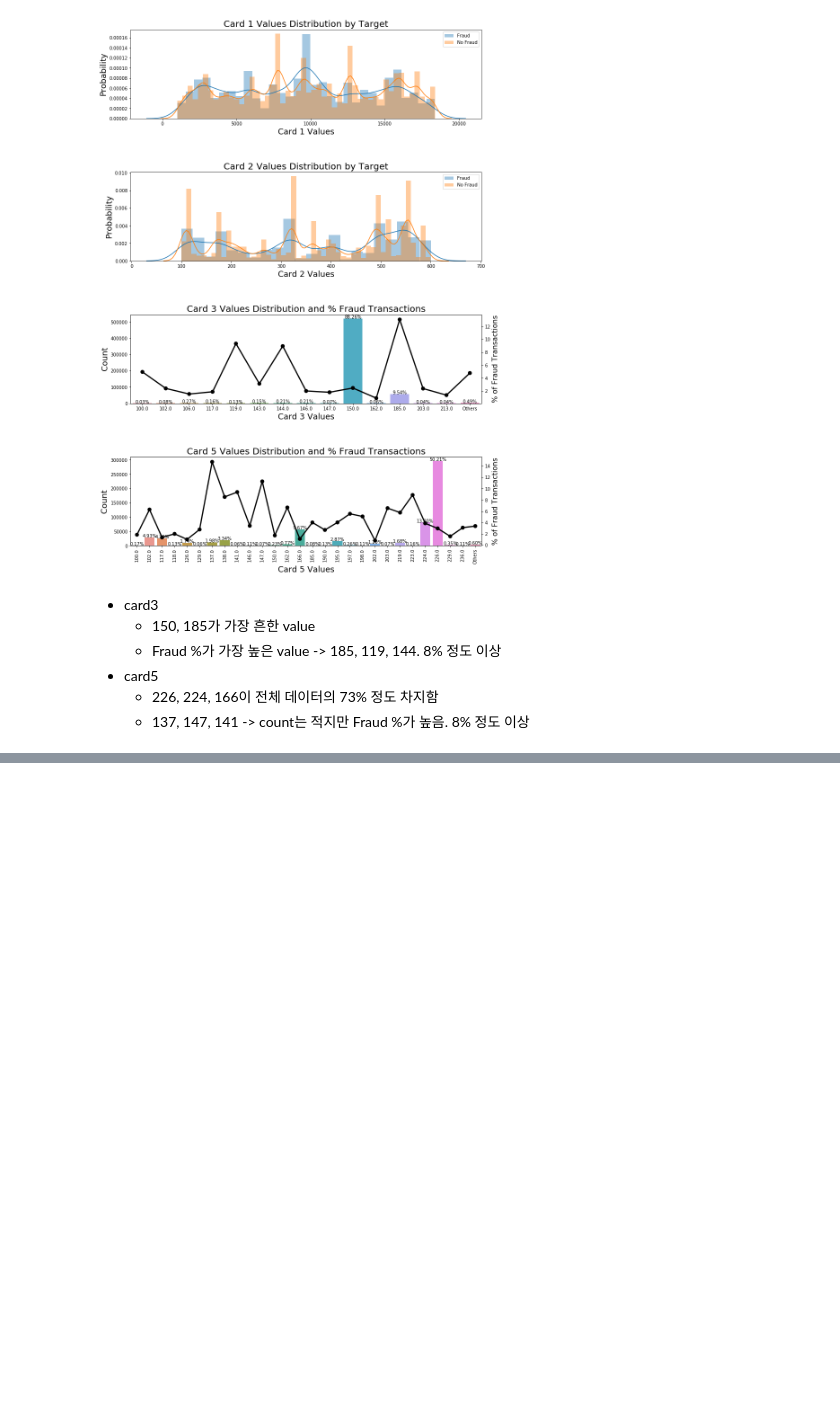
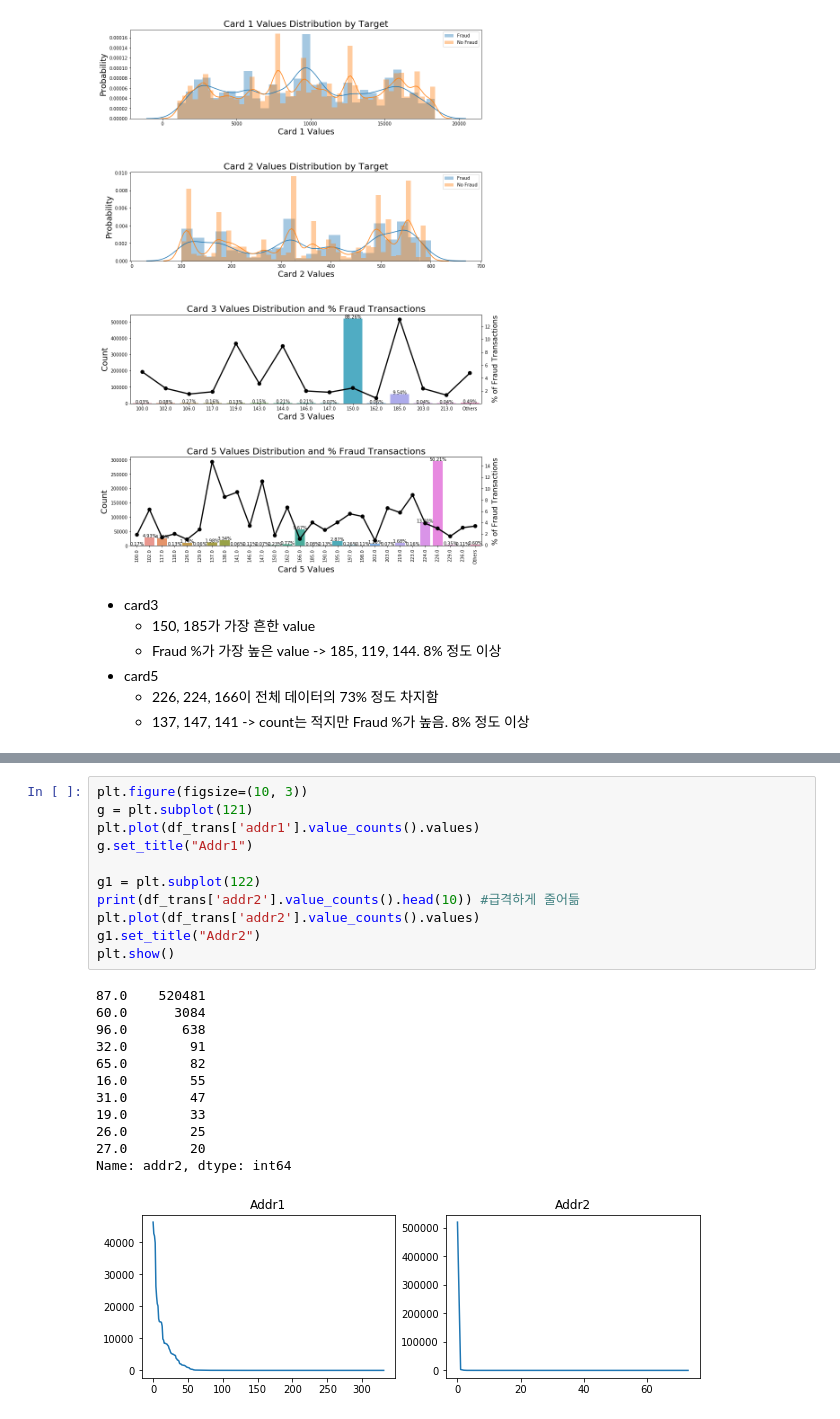
Before and after one commit to MattLee27/ML-DL-study, a Jupyter notebook: ieee_cis/fraud.ipynb, the cells around one changed output, grey strips where cells are left out. Cells and saved outputs as stored; diff of their text form; blank space fills up the shorter version.

```diff
--- a/ieee_cis/fraud.ipynb
+++ b/ieee_cis/fraud.ipynb
@@ -590,0 +788,24 @@ isFraud card3    NoFraud     Fraud
+# %%
+plt.figure(figsize=(10, 3))
+g = plt.subplot(121)
+plt.plot(df_trans['addr1'].value_counts().values)
+g.set_title("Addr1")
+
+g1 = plt.subplot(122)
+print(df_trans['addr2'].value_counts().head(10)) #급격하게 줄어듦
+plt.plot(df_trans['addr2'].value_counts().values)
+g1.set_title("Addr2")
+plt.show()
+# %% [output]
+87.0    520481
+60.0      3084
+96.0       638
+32.0        91
+65.0        82
+16.0        55
+31.0        47
+19.0        33
+26.0        25
+27.0        20
+Name: addr2, dtype: int64
+[figure, added]
```
Also changed, not shown: parts of 54 cells of this notebook.
